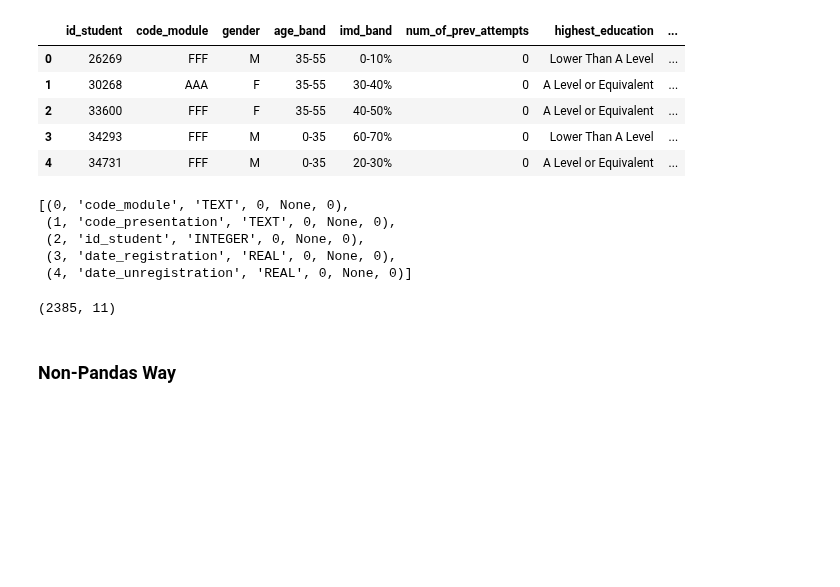
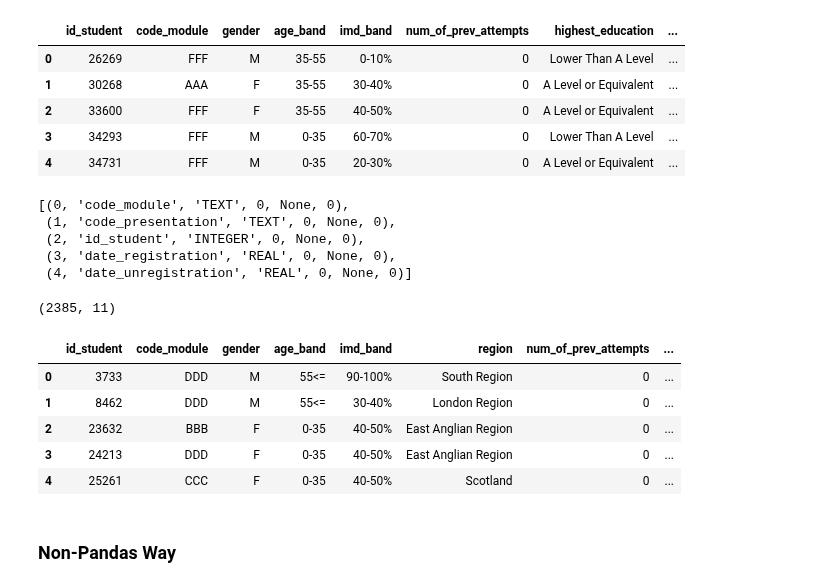
Before and after one commit to MagicMilly/ua-application, a Jupyter notebook: uni_data_analysis.ipynb, the cells around one changed output. Saved outputs shown, nothing was run; the diff lists cells and outputs as text; code cells hidden in the pictures; blank space fills up the shorter version.

Commit message:
that previous csv was not useful new csv with all withdraws any course

```diff
--- a/uni_data_analysis.ipynb
+++ b/uni_data_analysis.ipynb
@@ -574,3 +575,33 @@ withdraw_df.shape
 (2385, 11)
 # %%
 withdraw_df.to_csv('withdrawn_fff_aaa.csv', index=False)
+# %%
+# All Withdrawns
+
+all_withdrawn = pd.read_sql_query("""
+                                SELECT student_info.id_student,
+                                student_info.code_module,
+                                gender,
+                                age_band,
+                                imd_band,
+                                region,
+                                num_of_prev_attempts,
+                                highest_education,
+                                disability,
+                                studied_credits,
+                                student_registration.date_unregistration
+                                FROM student_info
+                                LEFT JOIN student_registration
+                                ON student_info.id_student = student_registration.id_student
+                                WHERE final_result = 'Withdrawn'
+                                GROUP BY student_info.id_student;
+                                """, conn)
+
+all_withdrawn.head()
+# %% [output]
+|  | id_student | code_module | gender | age_band | imd_band | region | num_of_prev_attempts | ... |
+| 0 | 3733 | DDD | M | 55<= | 90-100% | South Region | 0 | ... |
+| 1 | 8462 | DDD | M | 55<= | 30-40% | London Region | 0 | ... |
+| 2 | 23632 | BBB | F | 0-35 | 40-50% | East Anglian Region | 0 | ... |
+| 3 | 24213 | DDD | F | 0-35 | 40-50% | East Anglian Region | 0 | ... |
+| 4 | 25261 | CCC | F | 0-35 | 40-50% | Scotland | 0 | ... |
```
Also changed, not shown: parts of 2 cells of this notebook.
